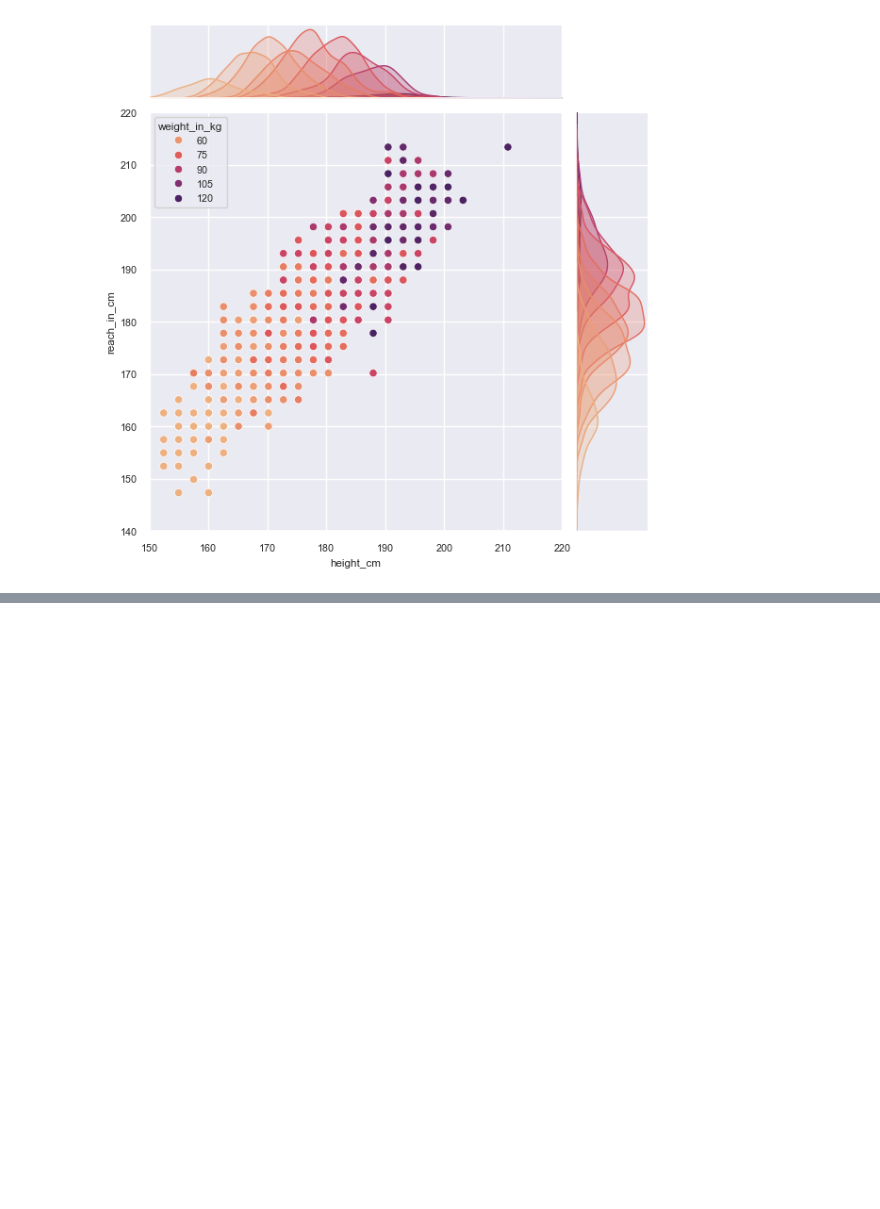
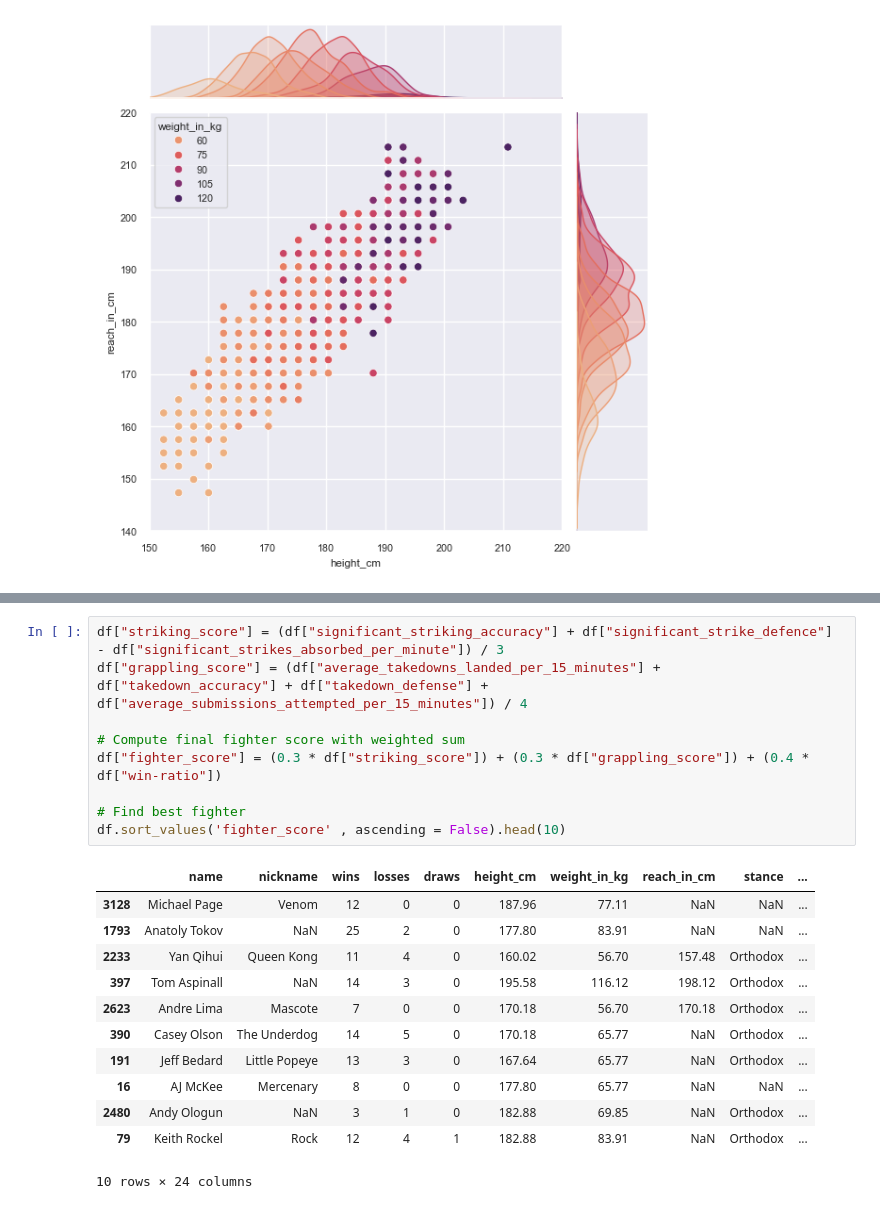
Before and after one commit to Brtsz8/ufc-dataset-analysis, a Jupyter notebook: UFC_analysis_project.ipynb, the cells around one changed output, grey strips where cells are left out. Cells and saved outputs as stored; diff of their text form; blank space fills up the shorter version.

Commit message:
looking for the best fighter

```diff
--- a/UFC_analysis_project.ipynb
+++ b/UFC_analysis_project.ipynb
@@ -265,0 +317,22 @@ plt.show()
+# %%
+df["striking_score"] = (df["significant_striking_accuracy"] + df["significant_strike_defence"] - df["significant_strikes_absorbed_per_minute"]) / 3
+df["grappling_score"] = (df["average_takedowns_landed_per_15_minutes"] + df["takedown_accuracy"] + df["takedown_defense"] + df["average_submissions_attempted_per_15_minutes"]) / 4
+
+# Compute final fighter score with weighted sum
+df["fighter_score"] = (0.3 * df["striking_score"]) + (0.3 * df["grappling_score"]) + (0.4 * df["win-ratio"])
+
+# Find best fighter
+df.sort_values('fighter_score' , ascending = False).head(10)
+# %% [output]
+|  | name | nickname | wins | losses | draws | height_cm | weight_in_kg | reach_in_cm | stance | ... |
+| 3128 | Michael Page | Venom | 12 | 0 | 0 | 187.96 | 77.11 | NaN | NaN | ... |
+| 1793 | Anatoly Tokov | NaN | 25 | 2 | 0 | 177.80 | 83.91 | NaN | NaN | ... |
+| 2233 | Yan Qihui | Queen Kong | 11 | 4 | 0 | 160.02 | 56.70 | 157.48 | Orthodox | ... |
+| 397 | Tom Aspinall | NaN | 14 | 3 | 0 | 195.58 | 116.12 | 198.12 | Orthodox | ... |
+| 2623 | Andre Lima | Mascote | 7 | 0 | 0 | 170.18 | 56.70 | 170.18 | Orthodox | ... |
+| 390 | Casey Olson | The Underdog | 14 | 5 | 0 | 170.18 | 65.77 | NaN | Orthodox | ... |
+| 191 | Jeff Bedard | Little Popeye | 13 | 3 | 0 | 167.64 | 65.77 | NaN | Orthodox | ... |
+| 16 | AJ McKee | Mercenary | 8 | 0 | 0 | 177.80 | 65.77 | NaN | NaN | ... |
+| 2480 | Andy Ologun | NaN | 3 | 1 | 0 | 182.88 | 69.85 | NaN | Orthodox | ... |
+| 79 | Keith Rockel | Rock | 12 | 4 | 1 | 182.88 | 83.91 | NaN | Orthodox | ... |
+10 rows × 24 columns
```
Also changed, not shown: parts of 4 cells of this notebook.
